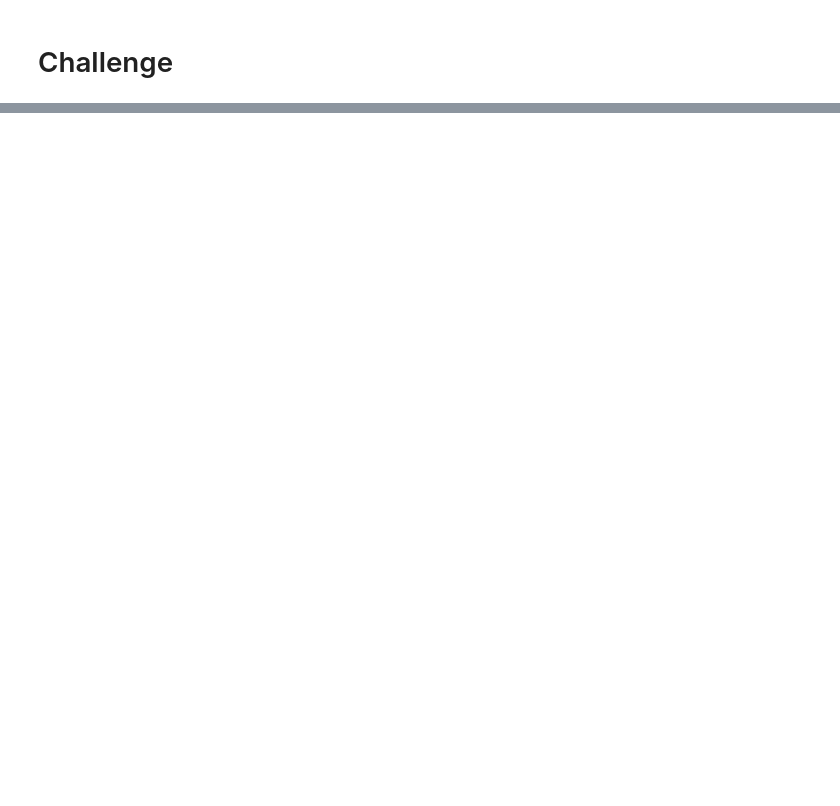
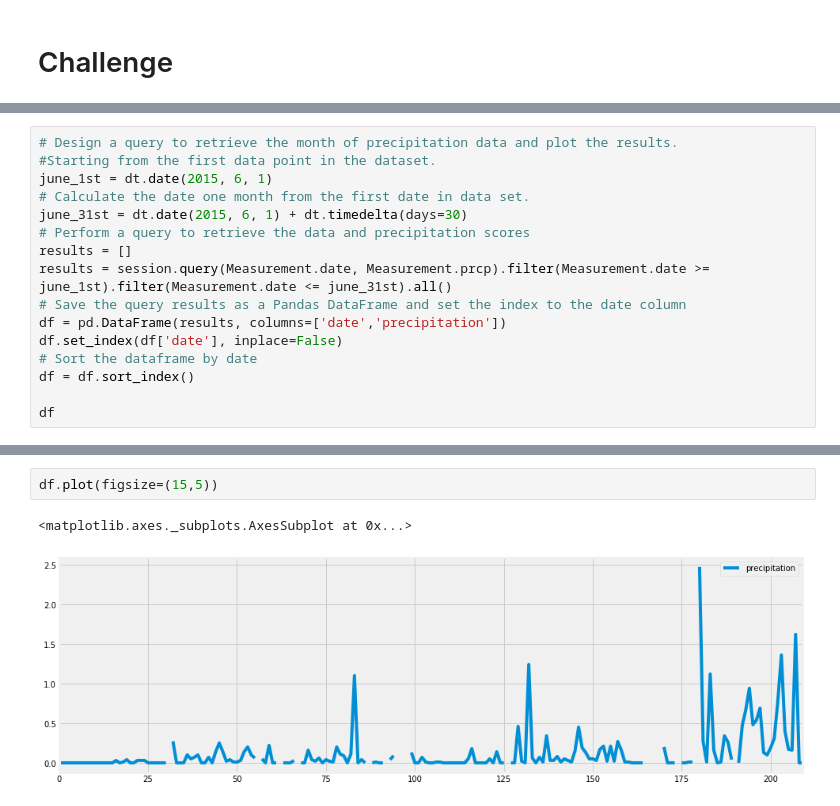
Before and after one commit to Shannon-Goddard/Goddard_Shannon_surfs_up, a Jupyter notebook: climate_analysis.ipynb, the cells around one changed output, grey strips where cells are left out. Drawn from its saved outputs; the diff is of its cells as text; blank space fills up the shorter version.

```diff
--- a/climate_analysis.ipynb
+++ b/climate_analysis.ipynb
@@ -117,0 +138,16 @@ plt.tight_layout()
+# %%
+# Design a query to retrieve the month of precipitation data and plot the results.
+#Starting from the first data point in the dataset.
+june_1st = dt.date(2015, 6, 1)
+# Calculate the date one month from the first date in data set.
+june_31st = dt.date(2015, 6, 1) + dt.timedelta(days=30)
+# Perform a query to retrieve the data and precipitation scores
+results = []
+results = session.query(Measurement.date, Measurement.prcp).filter(Measurement.date >= june_1st).filter(Measurement.date <= june_31st).all()
+# Save the query results as a Pandas DataFrame and set the index to the date column
+df = pd.DataFrame(results, columns=['date','precipitation'])
+df.set_index(df['date'], inplace=False)
+# Sort the dataframe by date
+df = df.sort_index()
+
+df
@@ -117,0 +168,5 @@ plt.tight_layout()
+# %%
+df.plot(figsize=(15,5))
+# %% [output]
+<matplotlib.axes._subplots.AxesSubplot at 0x...>
+[figure, added]
```
Also changed, not shown: parts of 40 cells of this notebook.
